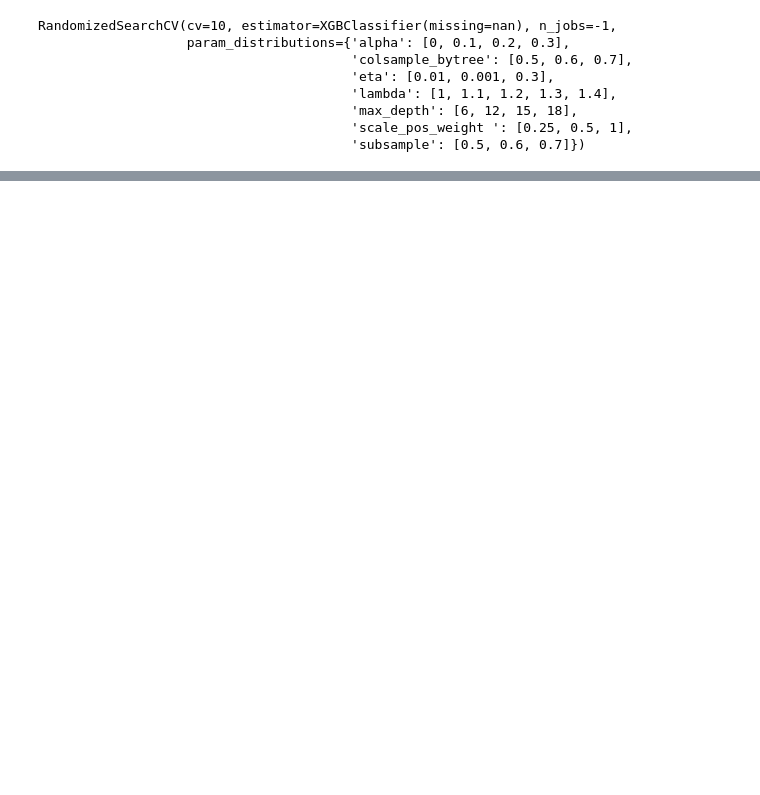
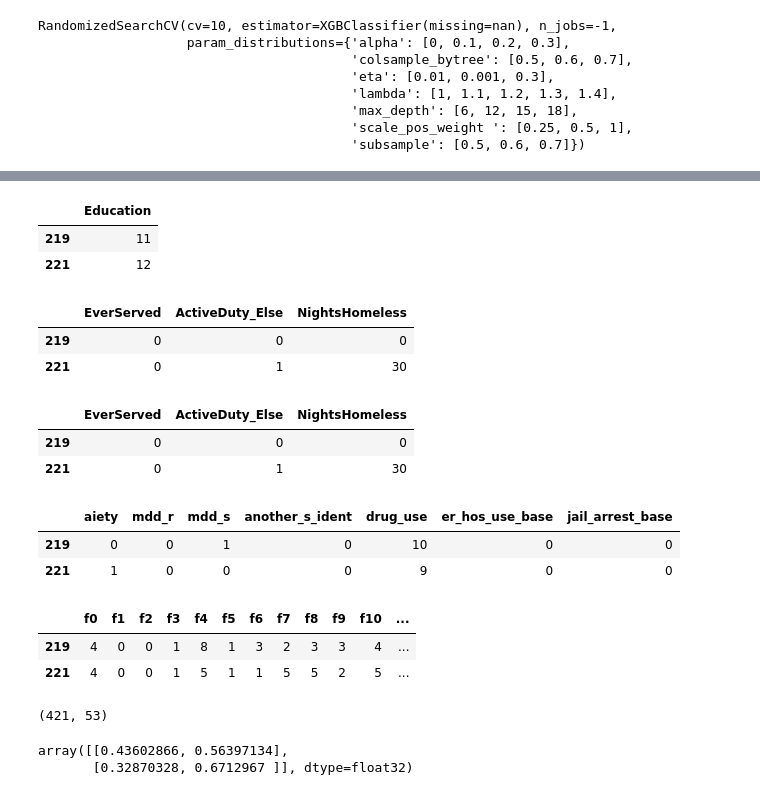
Before and after one commit to mhanauer/housing_xboost_python, a Jupyter notebook: house_dat_ML.ipynb, the cells around one changed output, grey strips where cells are left out. Saved outputs shown, nothing was run; the diff lists cells and outputs as text; code cells hidden in the pictures; blank space fills up the shorter version.

```diff
--- a/house_dat_ML.ipynb
+++ b/house_dat_ML.ipynb
@@ -246,0 +470,3 @@ RandomizedSearchCV(cv=10, estimator=XGBClassifier(missing=nan), n_jobs=-1,
+# %%
+predictors = predictors.drop(["Gender", "Employment"], axis = 1)
+predictors
@@ -246,0 +477,59 @@ RandomizedSearchCV(cv=10, estimator=XGBClassifier(missing=nan), n_jobs=-1,
+# %%
+#### Get quarter and gender
+Quarter = predictors.iloc[:,0]
+Quarter = pd.DataFrame(Quarter)
+## Put together gender and quarter
+#frames = [Quarter, Gender]
+#quarter_gender = pd.concat(frames, axis = 1)
+#quarter_gender
+Education = predictors.iloc[:,31]
+Education  = pd.DataFrame(Education)
+Education
+# %% [output]
+|  | Education |
+| 219 | 11 |
+| 221 | 12 |
+# %%
+### Now get race RaceWhite to ViolenceTrauma
+RaceWhite_to_ViolenceTrauma =  predictors.iloc[:,1:30]
+#Need 'EnoughMoneyForNeeds' to 'NightsHomeless',
+EnoughMoneyForNeeds_to_GenerallyAccomplishGoal =  predictors.iloc[:,32:39]
+EnoughMoneyForNeeds_to_GenerallyAccomplishGoal
+EverServed_to_NightsHomeless = predictors.iloc[:,39:42]
+EverServed_to_NightsHomeless
+# %% [output]
+|  | EverServed | ActiveDuty_Else | NightsHomeless |
+| 219 | 0 | 0 | 0 |
+| 221 | 0 | 1 | 30 |
+# %%
+EverServed_to_NightsHomeless
+# %% [output]
+|  | EverServed | ActiveDuty_Else | NightsHomeless |
+| 219 | 0 | 0 | 0 |
+| 221 | 0 | 1 | 30 |
+# %%
+### Add variables to predictors
+frames_post =  [aiety, mdd_r, mdd_s, another_s_ident,drug_use , er_hos_use_base , jail_arrest_base]
+post_pred = pd.concat(frames_post, axis = 1)
+post_pred
+# %% [output]
+|  | aiety | mdd_r | mdd_s | another_s_ident | drug_use | er_hos_use_base | jail_arrest_base |
+| 219 | 0 | 0 | 1 | 0 | 10 | 0 | 0 |
+| 221 | 1 | 0 | 0 | 0 | 9 | 0 | 0 |
+# %%
+### Reorder predictors and put into numpy array
+
+frames = [Quarter, Gender, RaceWhite_to_ViolenceTrauma, Housing, Education, Employment, EnoughMoneyForNeeds_to_GenerallyAccomplishGoal, telehealth, grant, EverServed_to_NightsHomeless, post_pred]
+predictors_ordered = pd.concat(frames, axis = 1)
+predictors_ordered.shape
+### Need to rename as 'f0', 'f1', 'f2', 'f3', 'f4', 'f5', 'f6', 'f7', 'f8', 'f9', 'f10', 'f11', 'f12', 'f13', 'f14', 'f15', 'f16', 'f17', 'f18', 'f19', 'f20', 'f21', 'f22', 'f23', 'f24', 'f25', 'f26', 'f27', 'f28', 'f29', 'f30', 'f31', 'f32', 'f33', 'f34', 'f35', 'f36', 'f37', 'f38', 'f39', 'f40', 'f41', 'f42', 'f43', 'f44', 'f45', 'f46', 'f47', 'f48', 'f49', 'f50', 'f51', 'f52'
+predictors_ordered.rename(columns={"Quarter": "f0", "Gender": "f1", "RaceWhite": "f2", "RaceBlack": "f3", "Agegroup": "f4", "OverallHealth": "f5", "CapableManagingHealthCareNeeds": "f6", "HandlingDailyLife": "f7", "ControlLife": "f8", "DealWithCrisis": "f9", "GetsAlongWithFamily": "f10", "SocialSituations": "f11", "FunctioningHousing": "f12", "Symptoms": "f13","Nervous": "f14","Hopeless": "f15", "Restless": "f16", "Depressed": "f17", "EverythingEffort": "f18", "Worthless": "f19", "PsychologicalEmotionalProblems": "f20", "LifeQuality": "f21", "EnoughEnergyForEverydayLife": "f22", "PerformDailyActivitiesSatisfaction": "f23", "HealthSatisfaction": "f24", "RelationshipSatisfaction": "f25", "SelfSatisfaction": "f26", "Tobacco_Use": "f27", "Alcohol_Use": "f28", "Cannabis_Use": "f29", "ViolenceTrauma": "f30", "Housing": "f31", "Education": "f32", "Employment": "f33", "EnoughMoneyForNeeds": "f34", "Friendships": "f35", "EnjoyPeople": "f36", "BelongInCommunity": "f37", "SupportFromFamily": "f38", "SupportiveFamilyFriends" : "f39", "GenerallyAccomplishGoal": "f40", "telehealth": "f41", "grant": "f42", "EverServed": "f43", "ActiveDuty_Else": "f44", "NightsHomeless": "f45", "aiety": "f46", "mdd_r": "f47", "mdd_s": "f48", "another_s_ident": "f49", "drug_use": "f50", "er_hos_use_base": "f51", "jail_arrest_base": "f52"}, inplace = True)
+predictors_ordered
+# %% [output]
+|  | f0 | f1 | f2 | f3 | f4 | f5 | f6 | f7 | f8 | f9 | f10 | ... |
+| 219 | 4 | 0 | 0 | 1 | 8 | 1 | 3 | 2 | 3 | 3 | 4 | ... |
+| 221 | 4 | 0 | 0 | 1 | 5 | 1 | 1 | 5 | 5 | 2 | 5 | ... |
+# %%
+X_test.shape
+# %% [output]
+(421, 53)
@@ -246,0 +543,5 @@ RandomizedSearchCV(cv=10, estimator=XGBClassifier(missing=nan), n_jobs=-1,
+# %%
+pred_prob
+# %% [output]
+array([[0.43602866, 0.56397134],
+       [0.32870328, 0.6712967 ]], dtype=float32)
```
Also changed, not shown: parts of 12 cells of this notebook.
